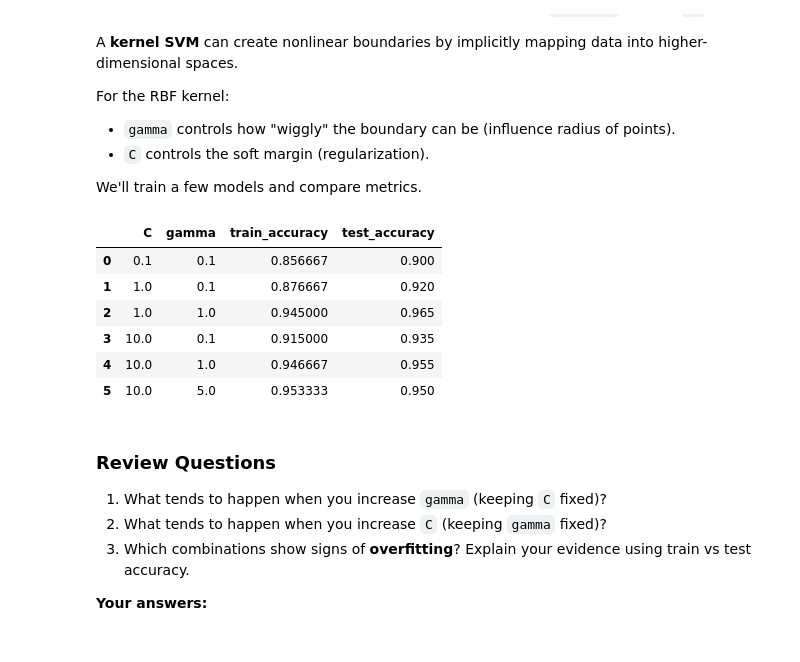
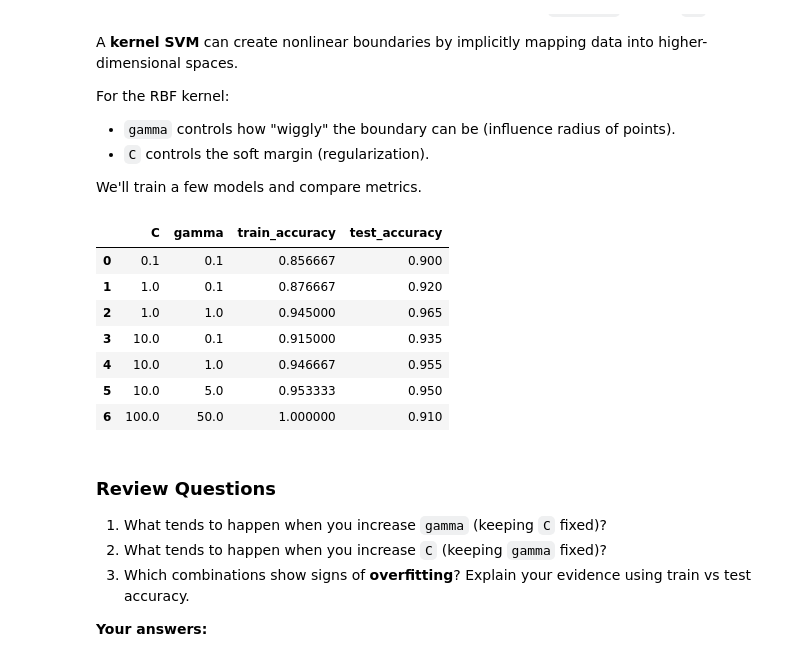
Before and after one commit to lubaochuan/ml_python, a Jupyter notebook: HOML_chapter5_assignment.ipynb, the cells around one changed output. Cells and saved outputs as stored; diff of their text form; code cells hidden in the pictures.

```diff
--- a/HOML_chapter5_assignment.ipynb
+++ b/HOML_chapter5_assignment.ipynb
@@ -197,31 +197,32 @@ We'll train a few models and compare metrics.
 # %%
 Xm_train, Xm_test, ym_train, ym_test = train_test_split(
     X_moons, y_moons, test_size=0.25, stratify=y_moons, random_state=42
 )
 
 def train_eval_svc(C, gamma):
     model = Pipeline([
         ("scaler", StandardScaler()),
         ("svm", SVC(kernel="rbf", C=C, gamma=gamma, random_state=42))
     ])
     model.fit(Xm_train, ym_train)
     return model.score(Xm_train, ym_train), model.score(Xm_test, ym_test)
 
-settings = [(0.1, 0.1), (1.0, 0.1), (1.0, 1.0), (10.0, 0.1), (10.0, 1.0), (10.0, 5.0)]
+settings = [(0.1, 0.1), (1.0, 0.1), (1.0, 1.0), (10.0, 0.1), (10.0, 1.0), (10.0, 5.0), (100.0, 50.0)]
 rows = []
 for C, gamma in settings:
     tr, te = train_eval_svc(C, gamma)
     rows.append((C, gamma, tr, te))
 
 pd.DataFrame(rows, columns=["C", "gamma", "train_accuracy", "test_accuracy"])
 # %% [output]
 |  | C | gamma | train_accuracy | test_accuracy |
 | 0 | 0.1 | 0.1 | 0.856667 | 0.900 |
 | 1 | 1.0 | 0.1 | 0.876667 | 0.920 |
 | 2 | 1.0 | 1.0 | 0.945000 | 0.965 |
 | 3 | 10.0 | 0.1 | 0.915000 | 0.935 |
 | 4 | 10.0 | 1.0 | 0.946667 | 0.955 |
 | 5 | 10.0 | 5.0 | 0.953333 | 0.950 |
+| 6 | 100.0 | 50.0 | 1.000000 | 0.910 |
 # %% [markdown]
 ### Review Questions
 1. What tends to happen when you increase `gamma` (keeping `C` fixed)?
```
